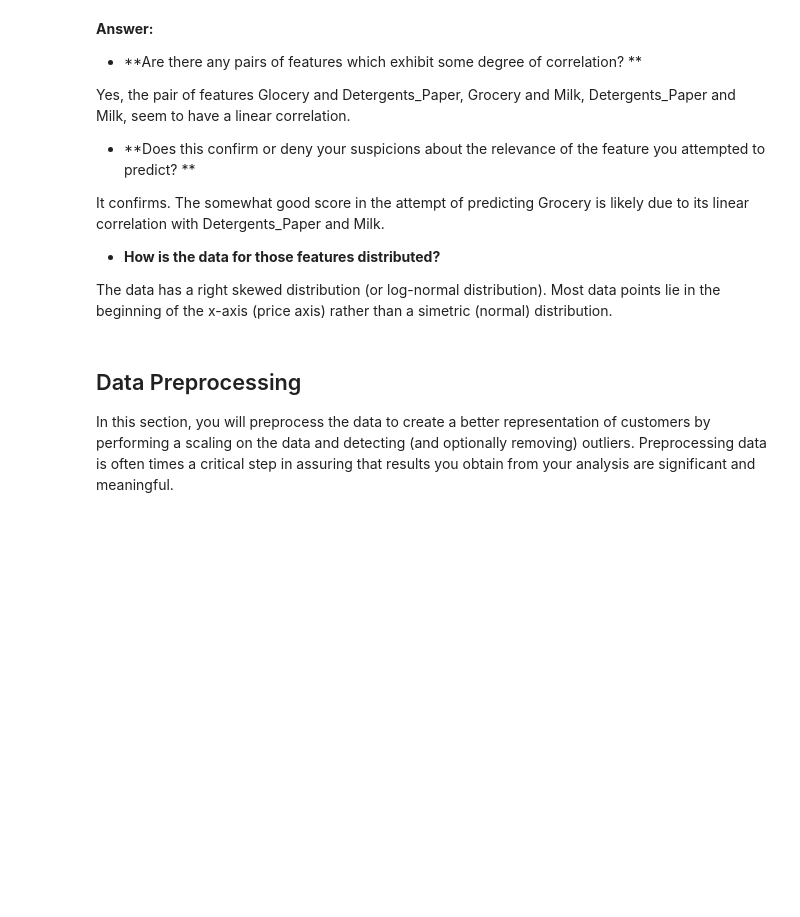
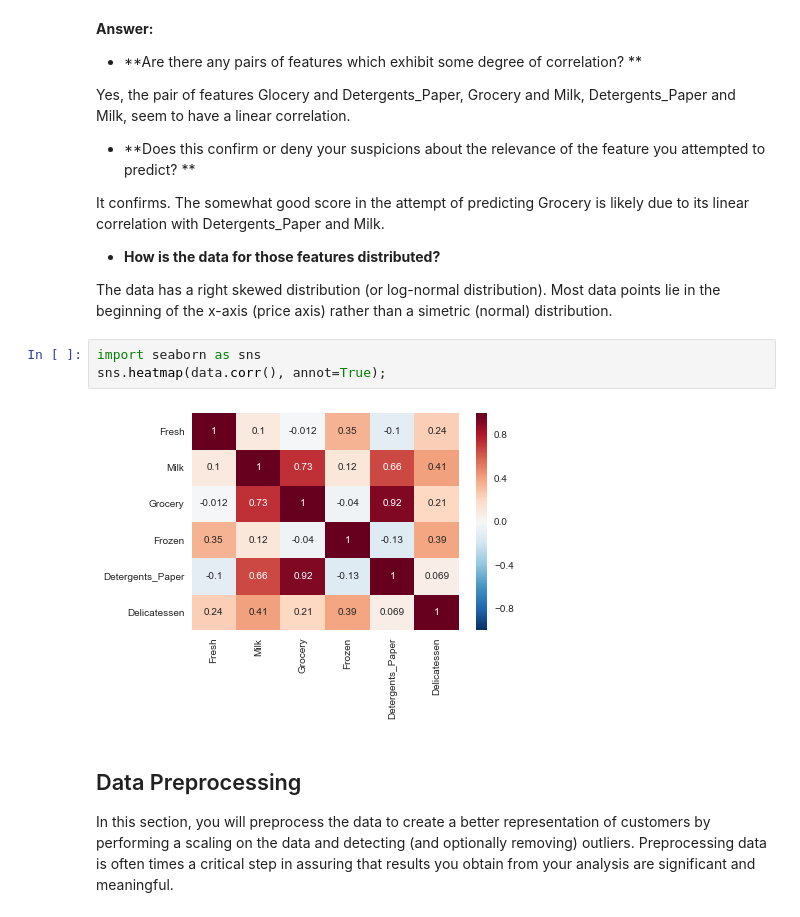
Before and after one commit to WittmannF/machine-learning-udacity, a Jupyter notebook: creating_customer_segments/customer_segments.ipynb, the cells around one changed output. Cells and saved outputs as stored; diff of their text form; blank space fills up the shorter version.

```diff
--- a/creating_customer_segments/customer_segments.ipynb
+++ b/creating_customer_segments/customer_segments.ipynb
@@ -157,6 +157,11 @@ It confirms. The somewhat good score in the attempt of predicting Grocery is lik
 - **How is the data for those features distributed?**
 
 The data has a right skewed distribution (or log-normal distribution). Most data points lie in the beginning of the x-axis (price axis) rather than a simetric (normal) distribution.
+# %%
+import seaborn as sns
+sns.heatmap(data.corr(), annot=True);
+# %% [output]
+[figure, added]
 # %% [markdown]
 ## Data Preprocessing
 In this section, you will preprocess the data to create a better representation of customers by performing a scaling on the data and detecting (and optionally removing) outliers. Preprocessing data is often times a critical step in assuring that results you obtain from your analysis are significant and meaningful.
```
Also changed, not shown: parts of 12 cells of this notebook.
